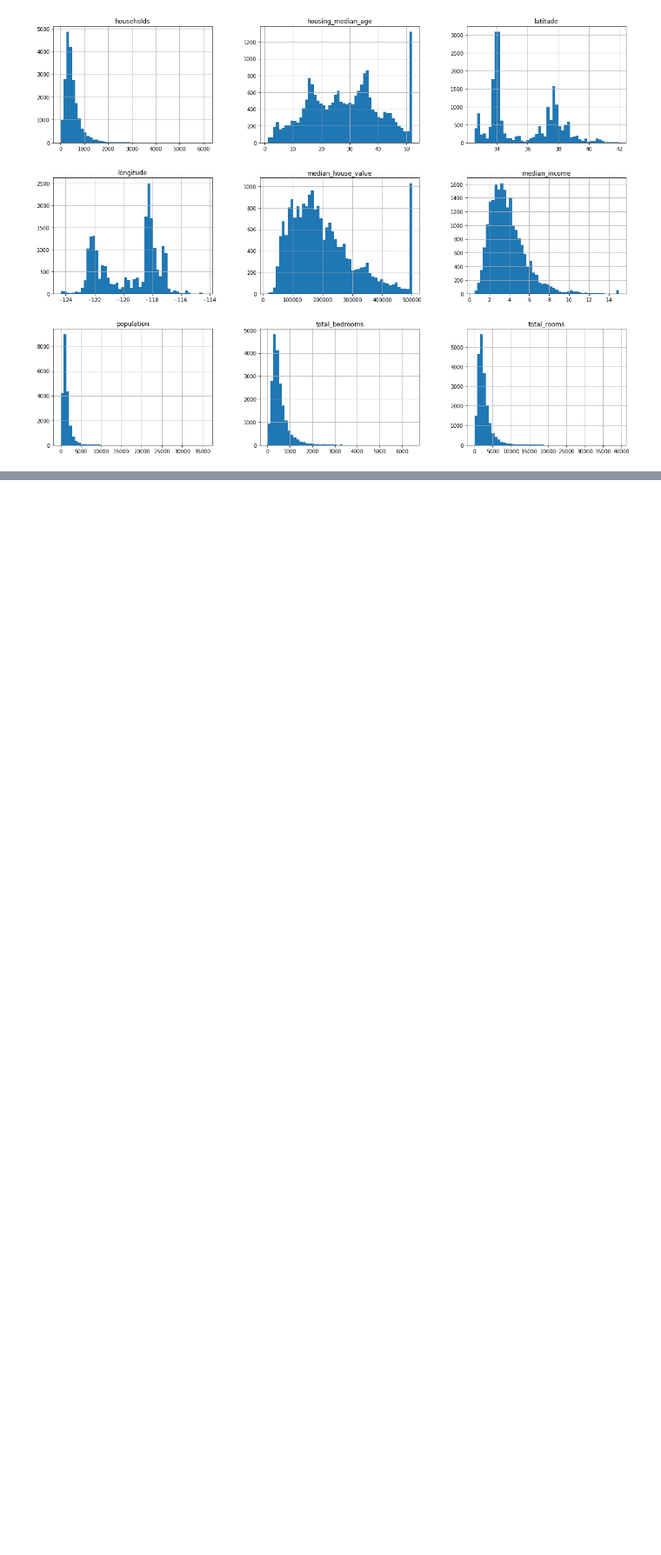
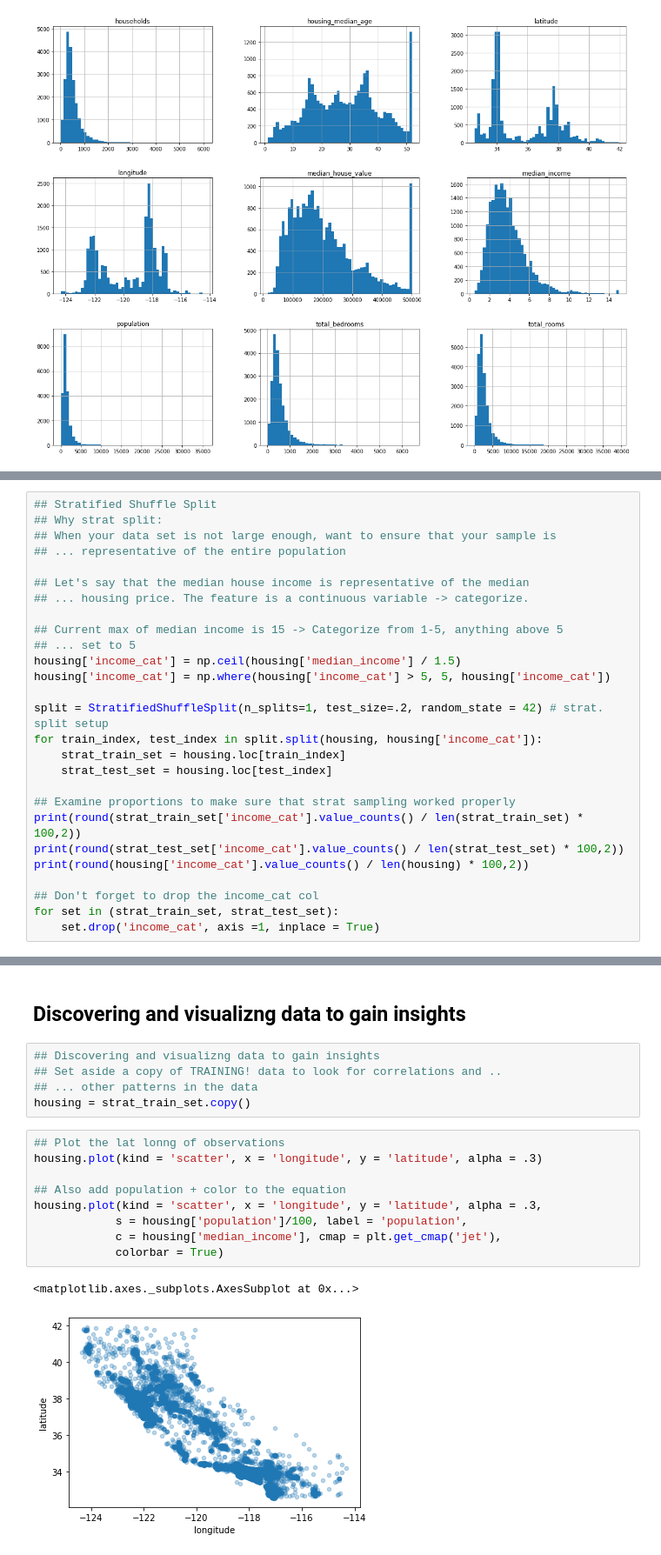
Before and after one commit to wazabata/HandsOnML, a Jupyter notebook: Chapter Code/Chapter2_end_to_end_ml_project.ipynb, the cells around one changed output, grey strips where cells are left out. Shown at 87% size. Cells and saved outputs as stored; diff of their text form; blank space fills up the shorter version.

```diff
--- a/Chapter Code/Chapter2_end_to_end_ml_project.ipynb
+++ b/Chapter Code/Chapter2_end_to_end_ml_project.ipynb
@@ -147,3 +156,30 @@ def split_train_set_by_id(data, test_ratio, id_column, hash=hashlib.md5):
 housing_with_id = housing.reset_index()
 housing_with_id["id"] = housing["longitude"] * 1000 + housing["latitude"]
 train_set, test_set = split_train_set_by_id(housing_with_id, 0.2, "id")
+# %%
+## Stratified Shuffle Split
+## Why strat split:
+## When your data set is not large enough, want to ensure that your sample is
+## ... representative of the entire population
+
+## Let's say that the median house income is representative of the median
+## ... housing price. The feature is a continuous variable -> categorize.
+
+## Current max of median income is 15 -> Categorize from 1-5, anything above 5
+## ... set to 5
+housing['income_cat'] = np.ceil(housing['median_income'] / 1.5)
+housing['income_cat'] = np.where(housing['income_cat'] > 5, 5, housing['income_cat'])
+
+split = StratifiedShuffleSplit(n_splits=1, test_size=.2, random_state = 42) # strat. split setup
+for train_index, test_index in split.split(housing, housing['income_cat']):
+    strat_train_set = housing.loc[train_index]
+    strat_test_set = housing.loc[test_index]
+
+## Examine proportions to make sure that strat sampling worked properly
+print(round(strat_train_set['income_cat'].value_counts() / len(strat_train_set) * 100,2))
+print(round(strat_test_set['income_cat'].value_counts() / len(strat_test_set) * 100,2))
+print(round(housing['income_cat'].value_counts() / len(housing) * 100,2))
+
+## Don't forget to drop the income_cat col
+for set in (strat_train_set, strat_test_set):
+    set.drop('income_cat', axis =1, inplace = True)
@@ -149,0 +205,19 @@ train_set, test_set = split_train_set_by_id(housing_with_id, 0.2, "id")
+# %% [markdown]
+## Discovering and visualizng data to gain insights
+# %%
+## Discovering and visualizng data to gain insights
+## Set aside a copy of TRAINING! data to look for correlations and ..
+## ... other patterns in the data
+housing = strat_train_set.copy()
+# %%
+## Plot the lat lonng of observations
+housing.plot(kind = 'scatter', x = 'longitude', y = 'latitude', alpha = .3)
+
+## Also add population + color to the equation
+housing.plot(kind = 'scatter', x = 'longitude', y = 'latitude', alpha = .3,
+            s = housing['population']/100, label = 'population',
+            c = housing['median_income'], cmap = plt.get_cmap('jet'),
+            colorbar = True)
+# %% [output]
+<matplotlib.axes._subplots.AxesSubplot at 0x...>
+[figure, added]
```
Also changed, not shown: parts of 11 cells of this notebook.
